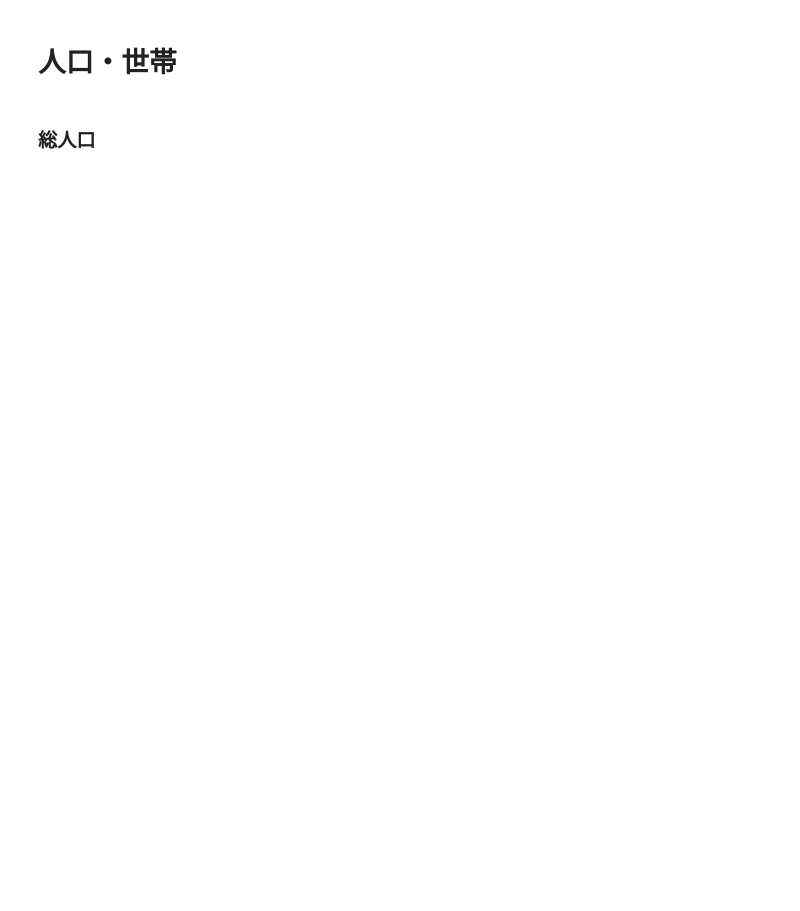
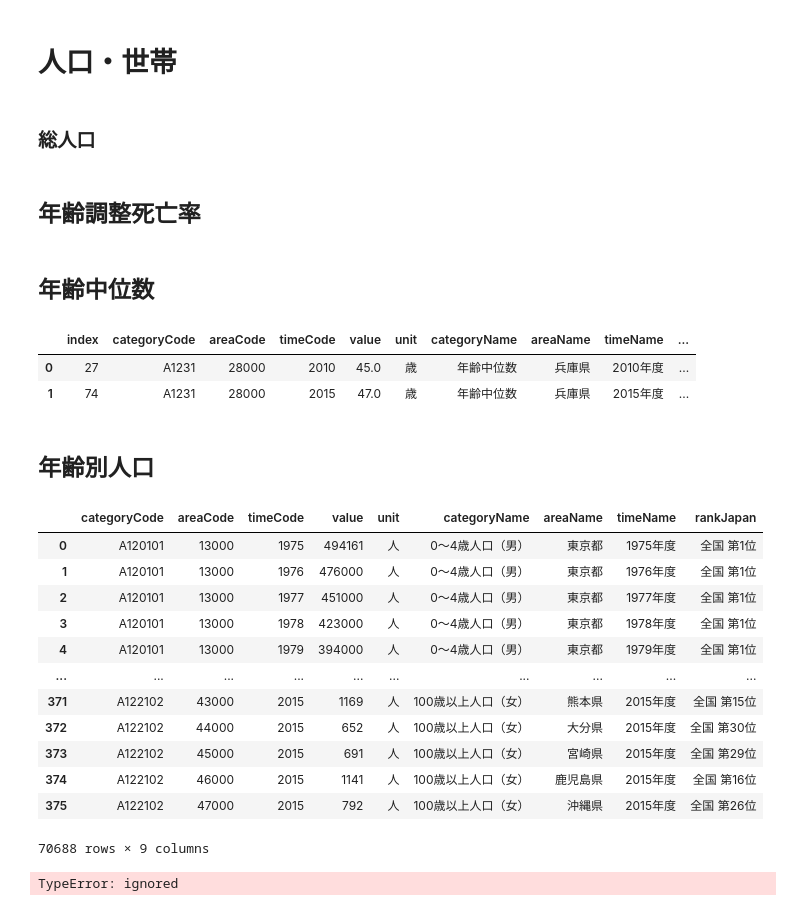
Before and after one commit to dicechick373/google-colab, a Jupyter notebook: 02_estat/10_都道府県データ作成.ipynb, the cells around one changed output. Cells and saved outputs as stored; diff of their text form; code cells hidden in the pictures; blank space fills up the shorter version.

```diff
--- a/02_estat/10_都道府県データ作成.ipynb
+++ b/02_estat/10_都道府県データ作成.ipynb
@@ -119,0 +143,2 @@ card = {
+# %% [markdown]
+## 年齢調整死亡率
@@ -119,0 +154,16 @@ card = {
+# %% [markdown]
+## 年齢中位数
+# %%
+card = {
+    'cardId': 'median-age',
+    'categories': [
+        { '年齢中位数' : '0000010101_A1231' },
+    ]
+}
+save_json(card)
+# %% [output]
+|  | index | categoryCode | areaCode | timeCode | value | unit | categoryName | areaName | timeName | ... |
+| 0 | 27 | A1231 | 28000 | 2010 | 45.0 | 歳 | 年齢中位数 | 兵庫県 | 2010年度 | ... |
+| 1 | 74 | A1231 | 28000 | 2015 | 47.0 | 歳 | 年齢中位数 | 兵庫県 | 2015年度 | ... |
+# %% [markdown]
+## 年齢別人口
@@ -119,0 +219,17 @@ card = {
+# %%
+df = df_data(card)
+df
+# %% [output]
+|  | categoryCode | areaCode | timeCode | value | unit | categoryName | areaName | timeName | rankJapan |
+| 0 | A120101 | 13000 | 1975 | 494161 | 人 | 0～4歳人口（男） | 東京都 | 1975年度 | 全国 第1位 |
+| 1 | A120101 | 13000 | 1976 | 476000 | 人 | 0～4歳人口（男） | 東京都 | 1976年度 | 全国 第1位 |
+| 2 | A120101 | 13000 | 1977 | 451000 | 人 | 0～4歳人口（男） | 東京都 | 1977年度 | 全国 第1位 |
+| 3 | A120101 | 13000 | 1978 | 423000 | 人 | 0～4歳人口（男） | 東京都 | 1978年度 | 全国 第1位 |
+| 4 | A120101 | 13000 | 1979 | 394000 | 人 | 0～4歳人口（男） | 東京都 | 1979年度 | 全国 第1位 |
+| ... | ... | ... | ... | ... | ... | ... | ... | ... | ... |
+| 371 | A122102 | 43000 | 2015 | 1169 | 人 | 100歳以上人口（女） | 熊本県 | 2015年度 | 全国 第15位 |
+| 372 | A122102 | 44000 | 2015 | 652 | 人 | 100歳以上人口（女） | 大分県 | 2015年度 | 全国 第30位 |
+| 373 | A122102 | 45000 | 2015 | 691 | 人 | 100歳以上人口（女） | 宮崎県 | 2015年度 | 全国 第29位 |
+| 374 | A122102 | 46000 | 2015 | 1141 | 人 | 100歳以上人口（女） | 鹿児島県 | 2015年度 | 全国 第16位 |
+| 375 | A122102 | 47000 | 2015 | 792 | 人 | 100歳以上人口（女） | 沖縄県 | 2015年度 | 全国 第26位 |
+70688 rows × 9 columns
@@ -119,0 +297,4 @@ card = {
+# %%
+pyramid(df)
+# %% [output]
+TypeError: ignored
```
Also changed, not shown: parts of 10 cells of this notebook.
